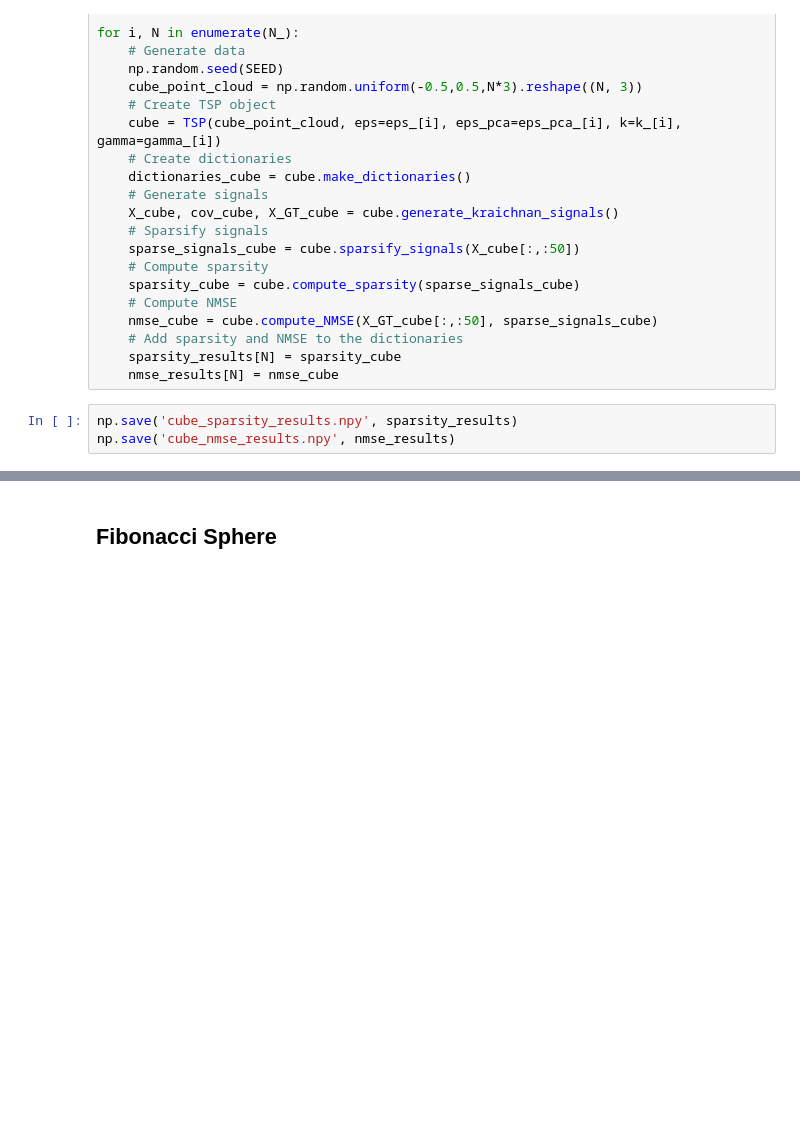
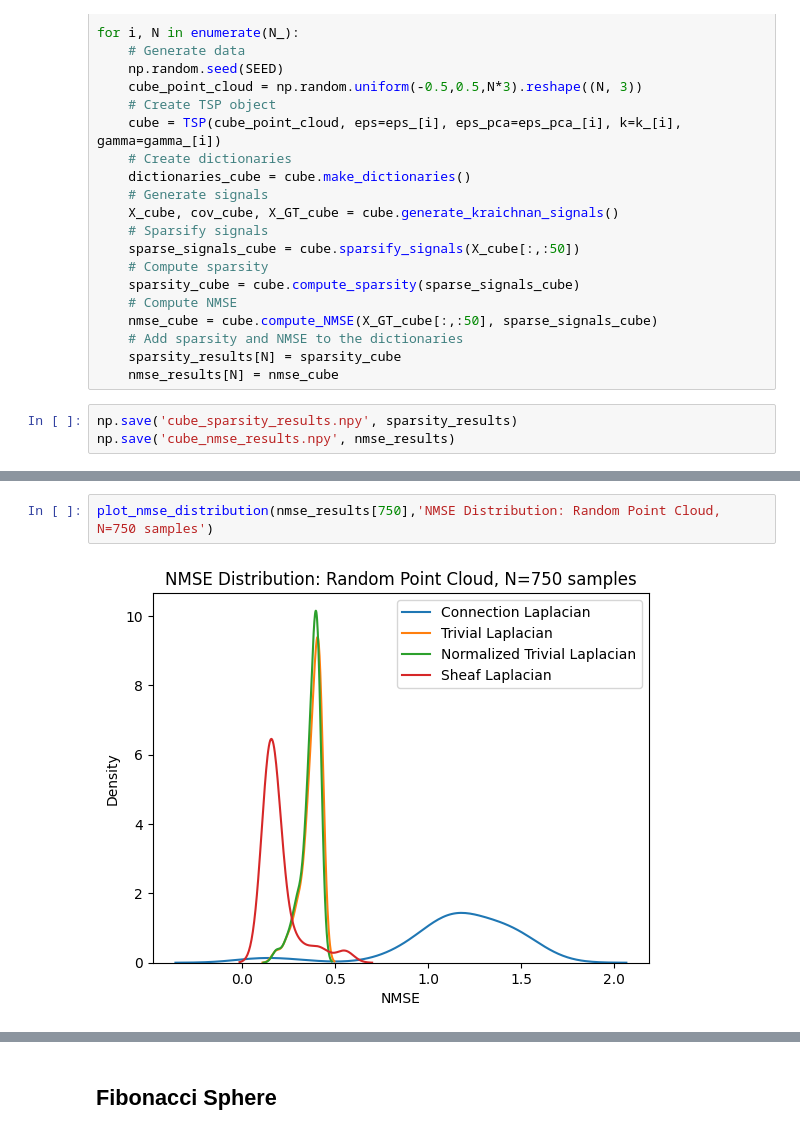
Before and after one commit to gmaurer08/sheaf-signal-processing, a Jupyter notebook: main.ipynb, the cells around one changed output, grey strips where cells are left out. Drawn from its saved outputs; the diff is of its cells as text; blank space fills up the shorter version.

```diff
--- a/main.ipynb
+++ b/main.ipynb
@@ -203,0 +227,4 @@ for N in N_:
+# %%
+plot_nmse_distribution(nmse_results[750],'NMSE Distribution: Random Point Cloud, N=750 samples')
+# %% [output]
+[figure, added]
```
Also changed, not shown: parts of 14 cells of this notebook, 12 other files.
